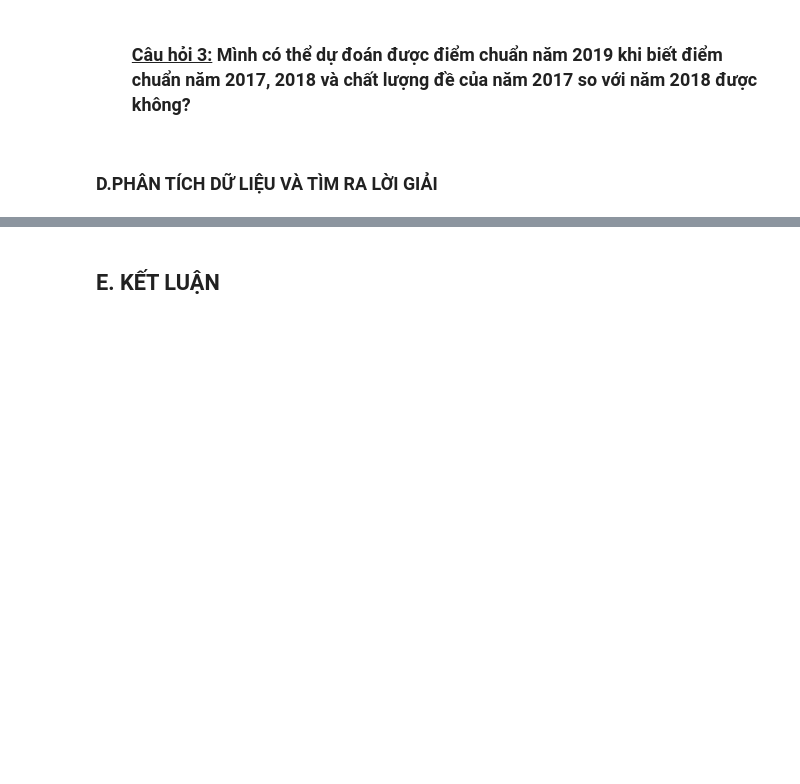
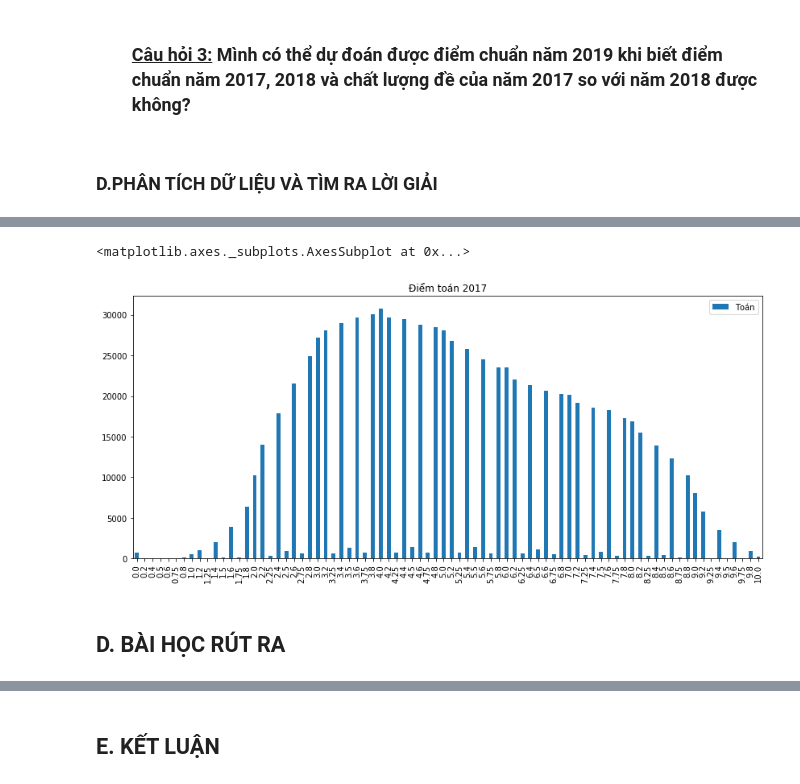
Before and after one commit to ngocbinh53/KHDL, a Jupyter notebook: 1712293-NguyenNgocBinh.ipynb, the cells around one changed output, grey strips where cells are left out. Cells and saved outputs as stored; diff of their text form; code cells hidden in the pictures; blank space fills up the shorter version.

```diff
--- a/1712293-NguyenNgocBinh.ipynb
+++ b/1712293-NguyenNgocBinh.ipynb
@@ -195,0 +441,5 @@ diem2019_df
+# %%
+temp1=(diem2017_df['Toán']+diem2017_df['Ngữ văn'] + diem2017_df['Ngoại ngữ'] + diem2017_df['KHTN'])/4
+temp2=(diem2017_df['Toán']+diem2017_df['Ngữ văn'] + diem2017_df['Ngoại ngữ'] + diem2017_df['KHXH'])/4
+temp = pd.DataFrame({'KHTN':temp1,'KHXH':tem2 })
+diem2017_df['Điểm tốt nghiệp']=temp.max(axis=1)
@@ -195,0 +481,8 @@ diem2019_df
+# %%
+diem_toan_ca_nuoc=pd.DataFrame(diem2017_df['Toán'].value_counts())
+diem_toan_ca_nuoc.sort_index().plot.bar(figsize=(14,6),title="Điểm toán 2017")
+# %% [output]
+<matplotlib.axes._subplots.AxesSubplot at 0x...>
+[figure, added]
+# %% [markdown]
+## D. BÀI HỌC RÚT RA
```
Also changed, not shown: parts of 38 cells of this notebook.
